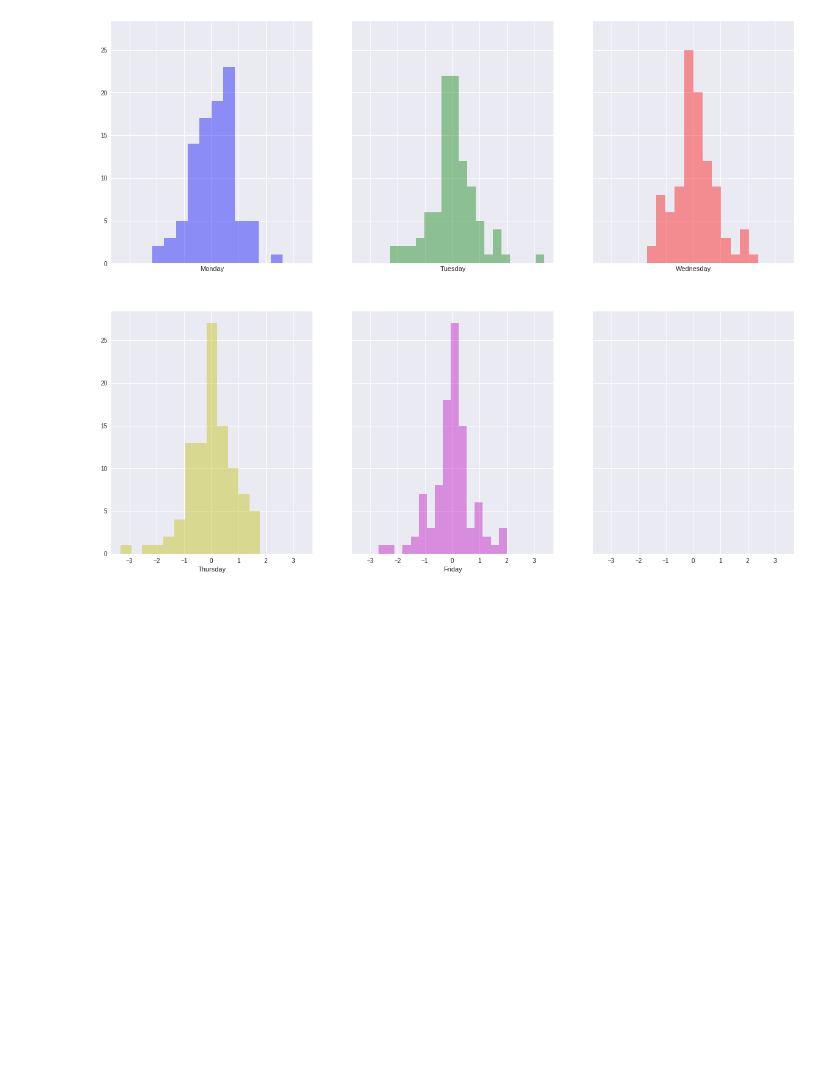
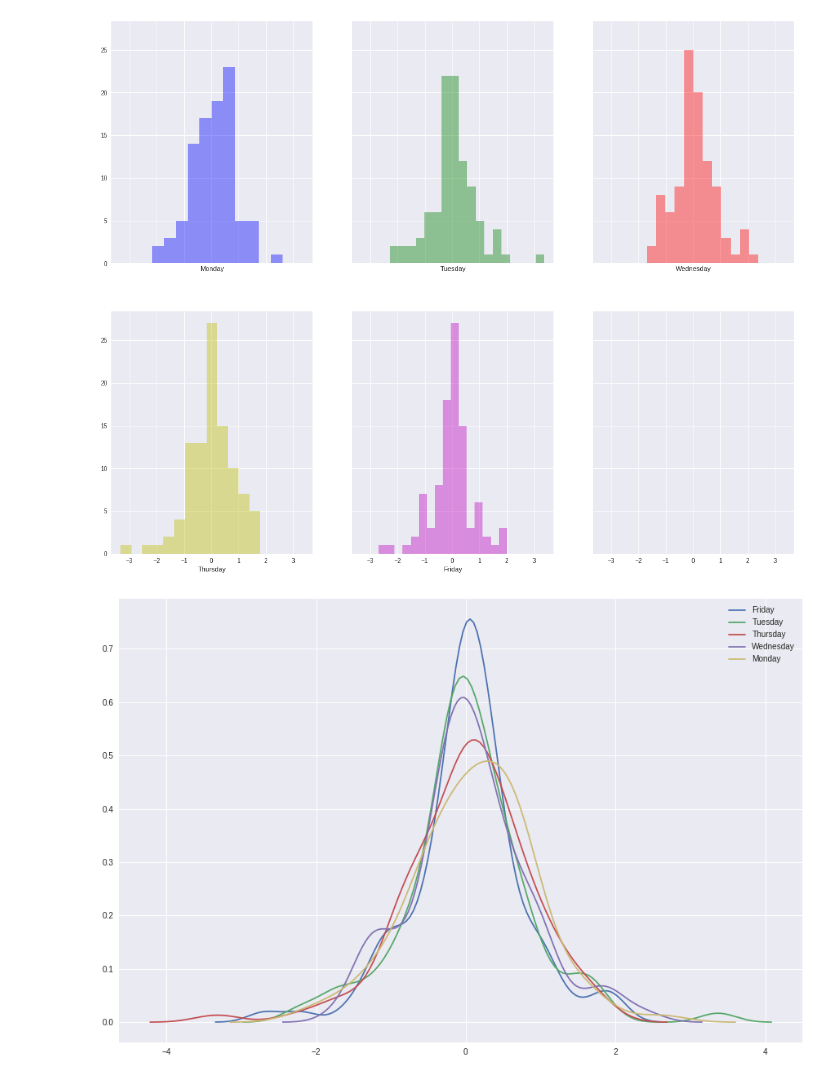
Before and after one commit to gyandhanee/nifty50, a Jupyter notebook: analysis.ipynb, the cells around one changed output. Drawn from its saved outputs; the diff is of its cells as text; code cells hidden in the pictures; blank space fills up the shorter version.

```diff
--- a/analysis.ipynb
+++ b/analysis.ipynb
@@ -85,3 +85,9 @@ while i < 5:
     i = i + 1
 # %% [output]
 [figure]
+# %%
+plt.figure(figsize=(15, 10))
+for day, val in returns.iteritems():
+    sns.kdeplot(val, label=day)
+# %% [output]
+[figure, added]
```
Also changed, not shown: parts of 1 cell of this notebook.
